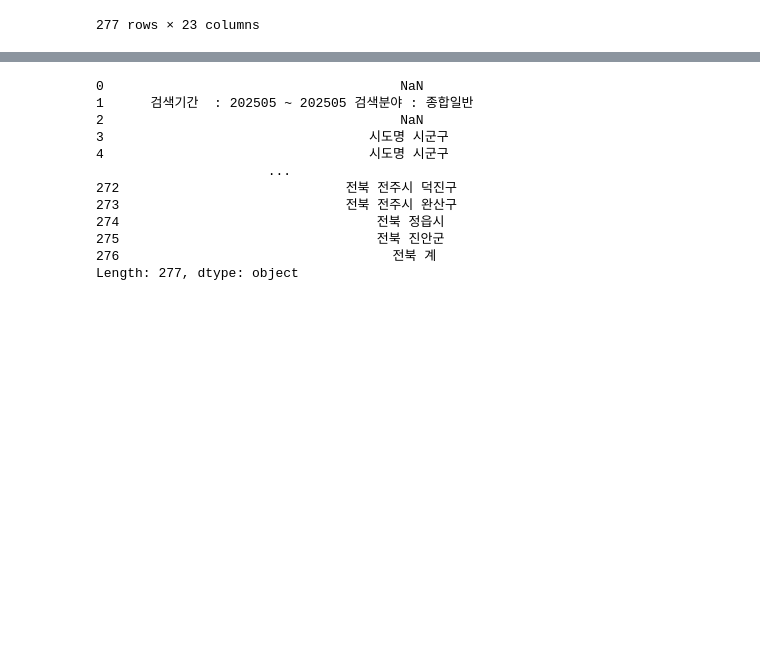
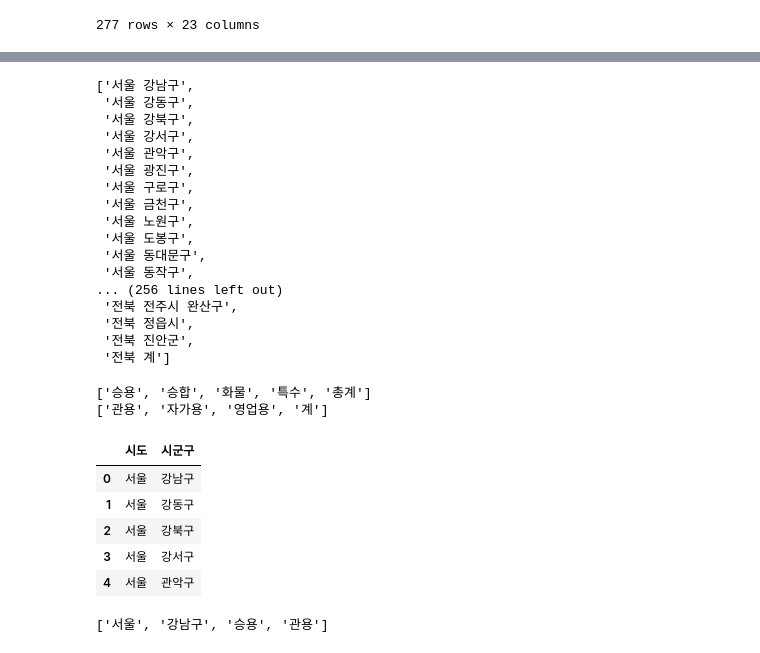
Before and after one commit to khs980714/SKNW10-1st_project, a Jupyter notebook: dataview.ipynb, the cells around one changed output, grey strips where cells are left out. Cells and saved outputs as stored; diff of their text form; code cells hidden in the pictures; blank space fills up the shorter version.

```diff
--- a/dataview.ipynb
+++ b/dataview.ipynb
@@ -36,15 +119,68 @@ df
 # %%
-df.iloc[:, 1] + " " + df.iloc[:, 2]
+# 시도 시군구
+list(df.iloc[:, 1] + " " + df.iloc[:, 2])[5:]
 # %% [output]
-0                                      NaN
-1      검색기간  : 202505 ~ 202505 검색분야 : 종합일반
-2                                      NaN
-3                                  시도명 시군구
-4                                  시도명 시군구
-                      ...
-272                             전북 전주시 덕진구
-273                             전북 전주시 완산구
-274                                 전북 정읍시
-275                                 전북 진안군
-276                                   전북 계
-Length: 277, dtype: object
+['서울 강남구',
+ '서울 강동구',
+ '서울 강북구',
+ '서울 강서구',
+ '서울 관악구',
+ '서울 광진구',
+ '서울 구로구',
+ '서울 금천구',
+ '서울 노원구',
+ '서울 도봉구',
+ '서울 동대문구',
+ '서울 동작구',
+... (256 lines left out)
+ '전북 전주시 완산구',
+ '전북 정읍시',
+ '전북 진안군',
+ '전북 계']
+# %%
+# 차종, 용도
+## 차종
+print(list(df.iloc[3, :].unique())[3:])
+
+## 용도
+print(list(df.iloc[4, :].unique())[3:])
+# %% [output]
+['승용', '승합', '화물', '특수', '총계']
+['관용', '자가용', '영업용', '계']
+# %%
+columns = ["시도", "시군구", "차종", "용도"]
+
+sido = list(df.iloc[:, 1])[5:]
+sigungu = list(df.iloc[:, 2])[5:]
+car_type = list(df.iloc[3, :].unique())[3:]
+car_purpose = list(df.iloc[4, :].unique())[3:]
+# %%
+df = pd.DataFrame(
+    {
+        columns[0]: sido,
+        columns[1]: sigungu,
+    }
+)
+
+df.head()
+# %% [output]
+|  | 시도 | 시군구 |
+| 0 | 서울 | 강남구 |
+| 1 | 서울 | 강동구 |
+| 2 | 서울 | 강북구 |
+| 3 | 서울 | 강서구 |
+| 4 | 서울 | 관악구 |
+# %%
+# car_register_meta table
+for _, v in df.iterrows():
+    for type in car_type:
+        for purpose in car_purpose:
+            text = list(v.values)
+            text.append(type)
+            text.append(purpose)
+            print(text)
+            break
+        break
+    break
+# %% [output]
+['서울', '강남구', '승용', '관용']
```
Also changed, not shown: parts of 7 cells of this notebook, 1 other file.
